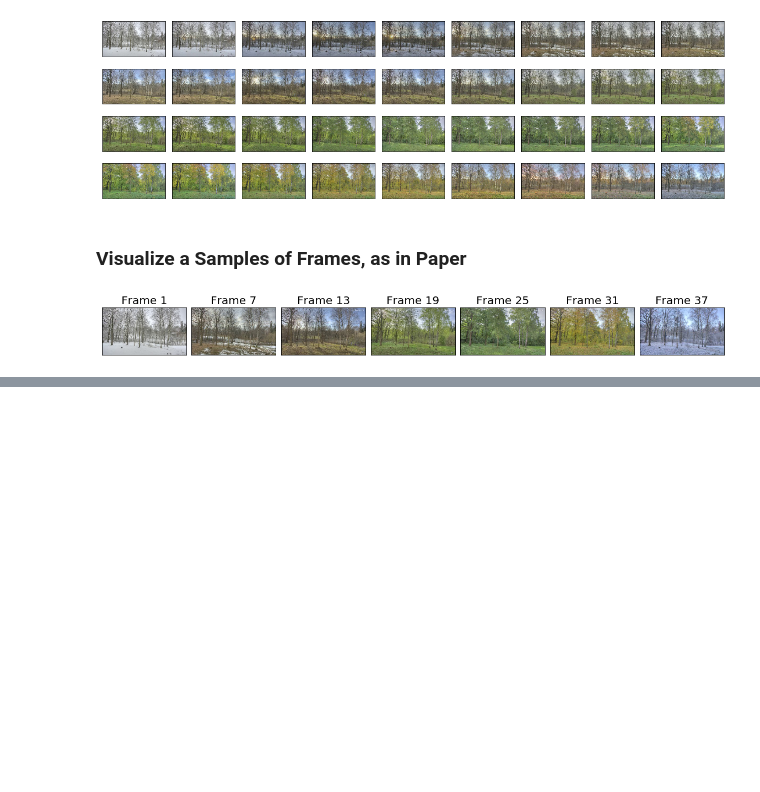
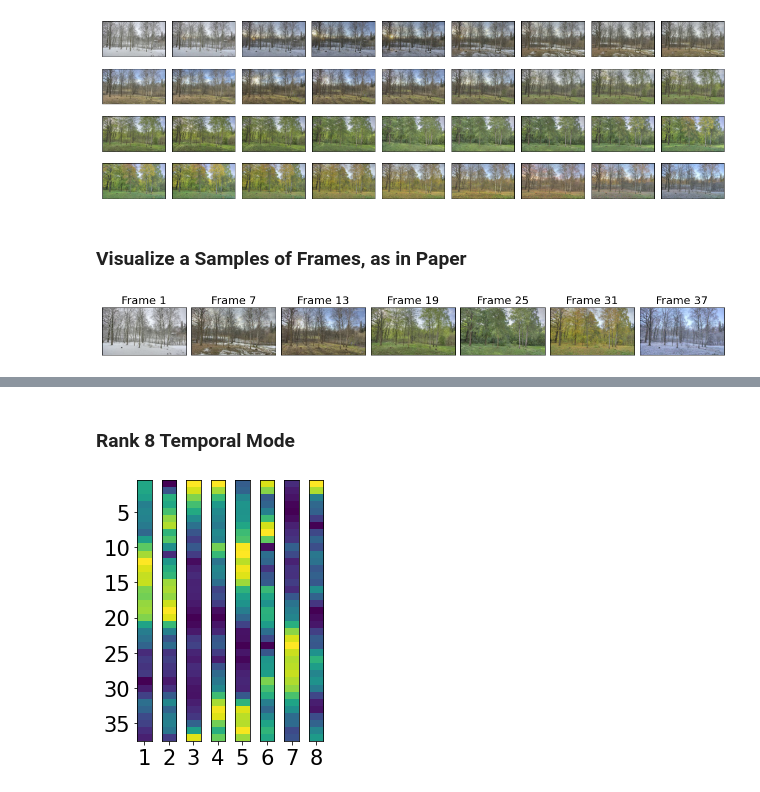
Before and after one commit to jvendrow/Neural-NCPD, a Jupyter notebook: Video_Experiment.ipynb, the cells around one changed output, grey strips where cells are left out. Saved outputs shown, nothing was run; the diff lists cells and outputs as text; code cells hidden in the pictures; blank space fills up the shorter version.

```diff
--- a/Video_Experiment.ipynb
+++ b/Video_Experiment.ipynb
@@ -276,7 +132,0 @@ print(torch.norm(approx_2-X))
-# %%
-X_approx = outer_product(torch.mm(A_A1,A_S1), torch.mm(B_A1,B_S1), torch.mm(C_A1,C_S1)).numpy().astype(int)
-print(np.max(X_approx[1]))
-fig, axs = plt.subplots(6, 6, constrained_layout=True, figsize=(14,14))
-for i in range(36):
-    temp = X_approx[i].reshape((3,h,w)).transpose((1,2,0))
-    axs[int(i/6),i%6].imshow(temp)
@@ -414,0 +149,26 @@ np.linalg.matrix_rank(test)
+# %% [markdown]
+### Rank 8 Temporal Mode
+# %%
+fig, axs = plt.subplots(1, 8, constrained_layout=True, figsize=(3.14,9))
+
+X_1_normed = X_1 / np.linalg.norm(X_1, axis=0)
+
+for i in range(8):
+
+    plt.sca(axs[i])
+    plt.xticks(range(1), range(i+1,i+2),fontsize=21)
+    if(i>0):
+        axs[i].axes.yaxis.set_ticks([])
+    else:
+        plt.yticks([4,9,14,19,24,29,34], [5,10,15,20,25,30,35], fontsize=21)
+    axs[i].imshow(X_1_normed[:,[i]], cmap=plt.get_cmap(color))
+
+    ratio = 18
+    ax = axs[i]
+    xleft, xright = ax.get_xlim()
+    ybottom, ytop = ax.get_ylim()
+    ax.set_aspect(abs((xright-xleft)/(ybottom-ytop))*ratio)
+
+plt.show()
+# %% [output]
+[figure, added]
```
Also changed, not shown: parts of 61 cells of this notebook, 5 other files.
